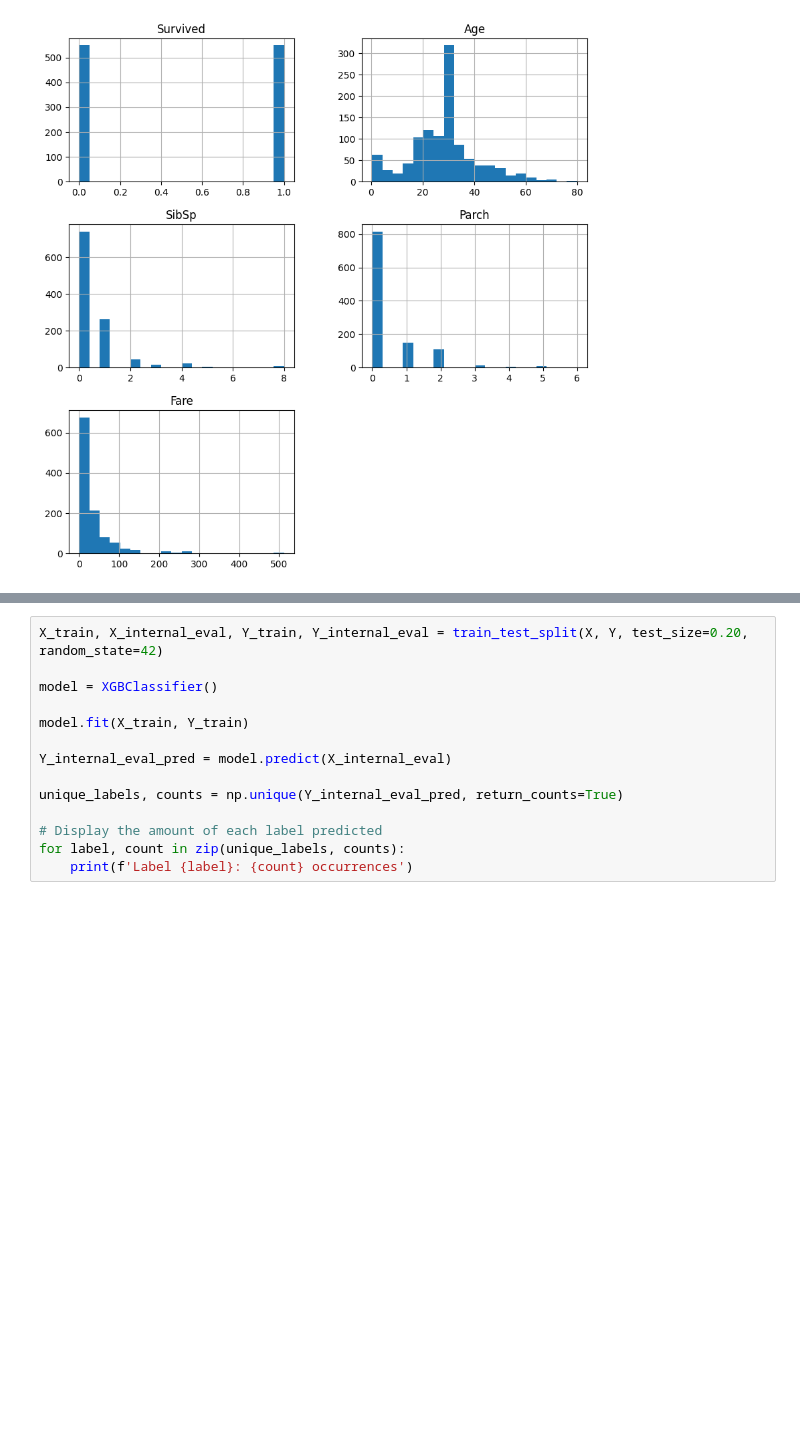
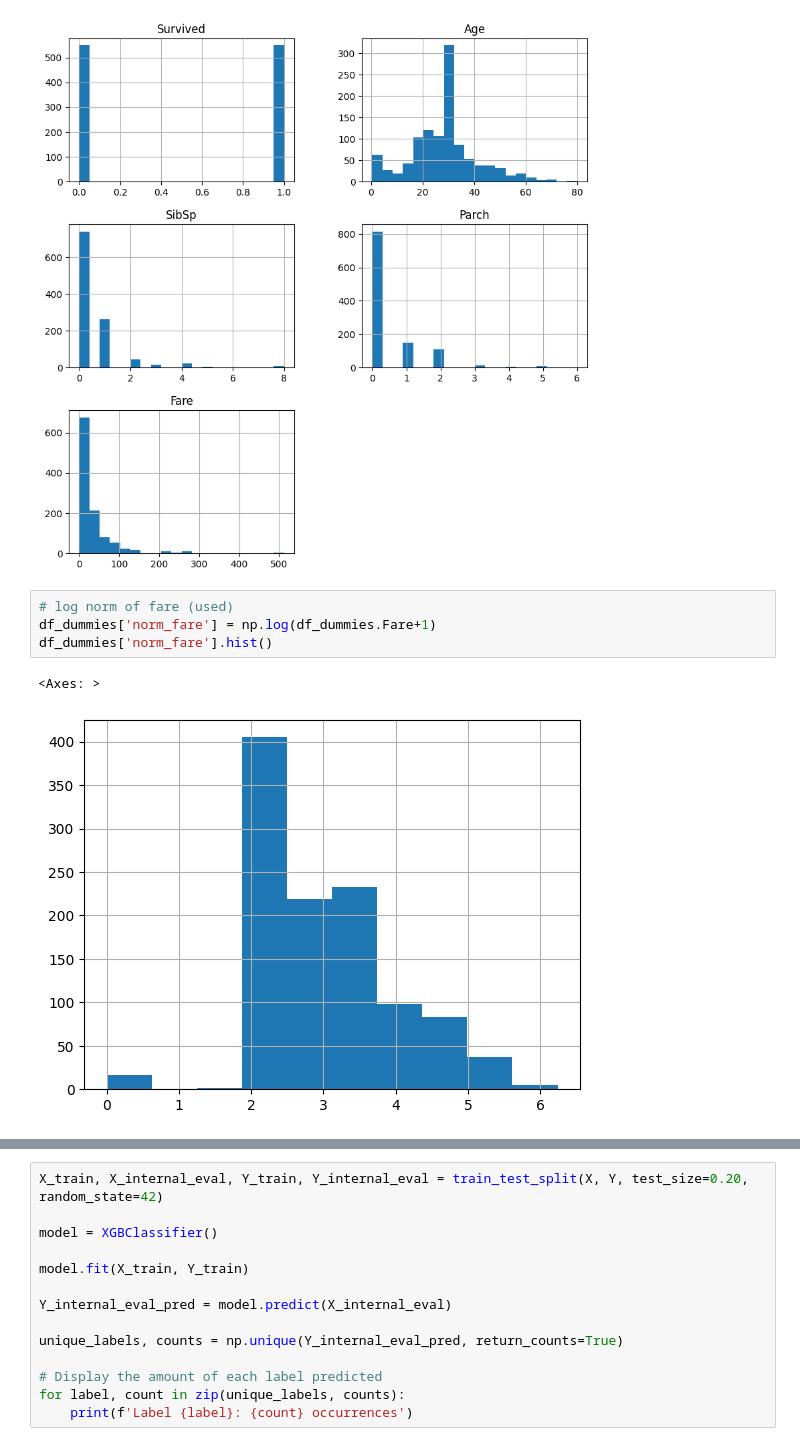
Before and after one commit to Epoxyra/Titanic-survival-prediction, a Jupyter notebook: titanic.ipynb, the cells around one changed output, grey strips where cells are left out. Drawn from its saved outputs; the diff is of its cells as text; blank space fills up the shorter version.

```diff
--- a/titanic.ipynb
+++ b/titanic.ipynb
@@ -135,6 +129,13 @@ df_dummies.hist(bins=20, figsize=(10, 10))
 plt.show()
 # %% [output]
 [figure]
+# %%
+# log norm of fare (used)
+df_dummies['norm_fare'] = np.log(df_dummies.Fare+1)
+df_dummies['norm_fare'].hist()
+# %% [output]
+<Axes: >
+[figure, added]
 # %%
 df_dummies.head()
 # %% [output]
```
Also changed, not shown: parts of 9 cells of this notebook, 1 other file.
